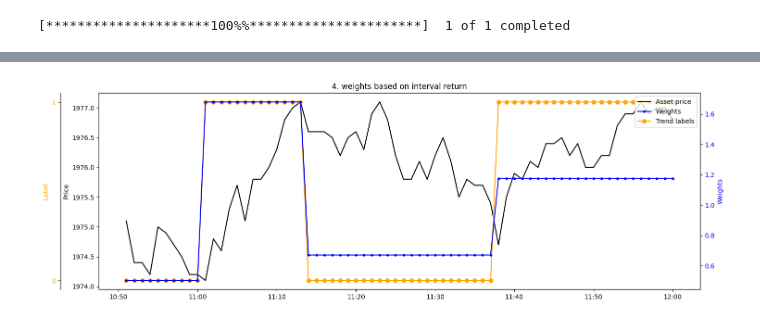
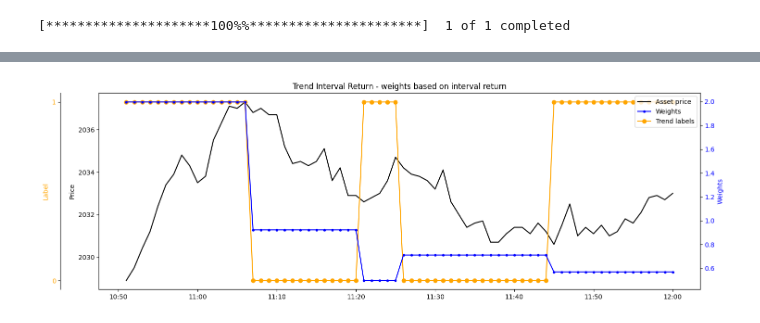
Before and after one commit to MDzaja/MasterThesis, a Jupyter notebook: weights/test.ipynb, the cells around one changed output, grey strips where cells are left out. Saved outputs shown, nothing was run; the diff lists cells and outputs as text; code cells hidden in the pictures.

```diff
--- a/weights/test.ipynb
+++ b/weights/test.ipynb
@@ -15,8 +15,8 @@ import sequential_return as sr
 import trend_interval_return as tir
 # %%
 ticker_symbol = 'GC=F'
-start_date = '2023-11-20'
-end_date = '2023-11-21'
+start_date = '2023-12-05'
+end_date = '2023-12-06'
 start_time = "10:50:00"
 end_time = "12:00:00"
 
@@ -47,5 +47,5 @@ weights_utils.plot_weights('3. comapre with previous sample', prices, labels, we
 # %%
 weights = tir.get_weights(prices, labels)
-weights_utils.plot_weights('4. weights based on interval return', prices, labels, weights)
+weights_utils.plot_weights('Trend Interval Return - weights based on interval return', prices, labels, weights)
 # %% [output]
-[figure, old version]
+[figure, new version]
```
Also changed, not shown: parts of 5 cells of this notebook, 9 other files.
